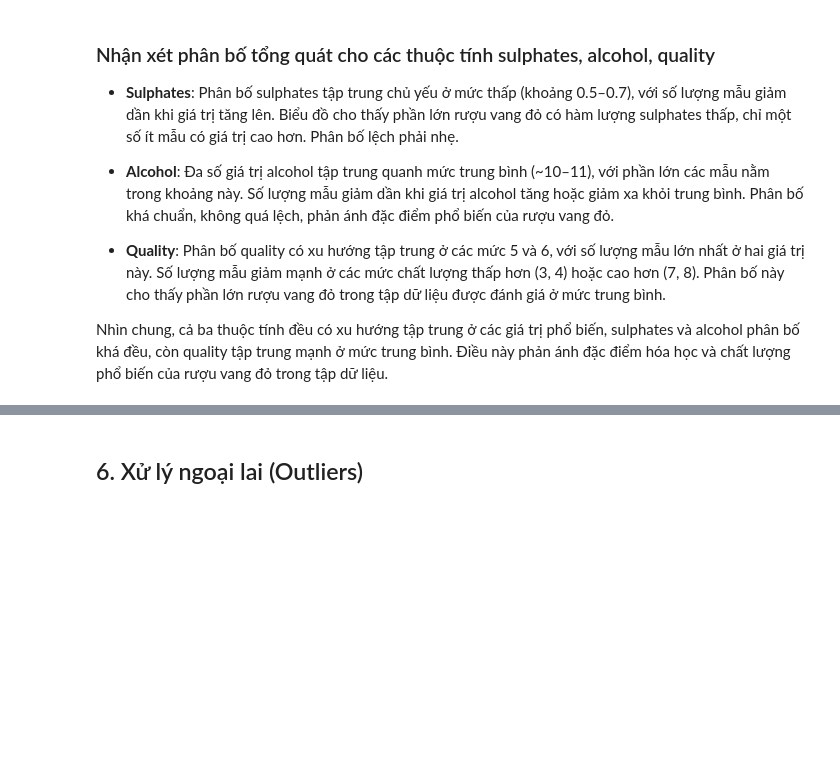
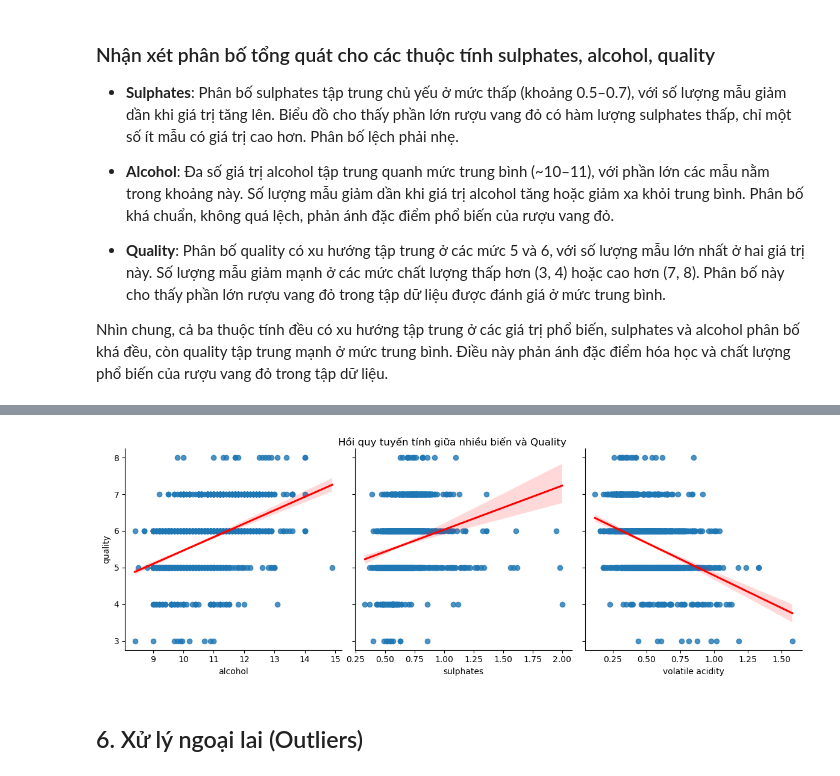
Before and after one commit to TidalWavetop1/Team9_ML_edu, a Jupyter notebook: Lab5 - Practice EDA/Practice/winequality.ipynb, the cells around one changed output, grey strips where cells are left out. Cells and saved outputs as stored; diff of their text form; code cells hidden in the pictures; blank space fills up the shorter version.

```diff
--- a/Lab5 - Practice EDA/Practice/winequality.ipynb
+++ b/Lab5 - Practice EDA/Practice/winequality.ipynb
@@ -323,3 +369,12 @@ Nhìn chung, cả ba thuộc tính đều có xu hướng tập trung ở các g
+# %%
+import seaborn as sns
+import matplotlib.pyplot as plt
+sns.pairplot(wine_data, x_vars=["alcohol", "sulphates", "volatile acidity"],
+             y_vars="quality", kind="reg", height=4, aspect=1, plot_kws={'line_kws':{'color':'red'}})
+plt.suptitle("Hồi quy tuyến tính giữa nhiều biến và Quality", y=1.02)
+plt.show()
+# %% [output]
+[figure, added]
 # %% [markdown]
 ## 6. Xử lý ngoại lai (Outliers)
 # %% [markdown]
```
Also changed, not shown: parts of 11 cells of this notebook, 4 other files.
